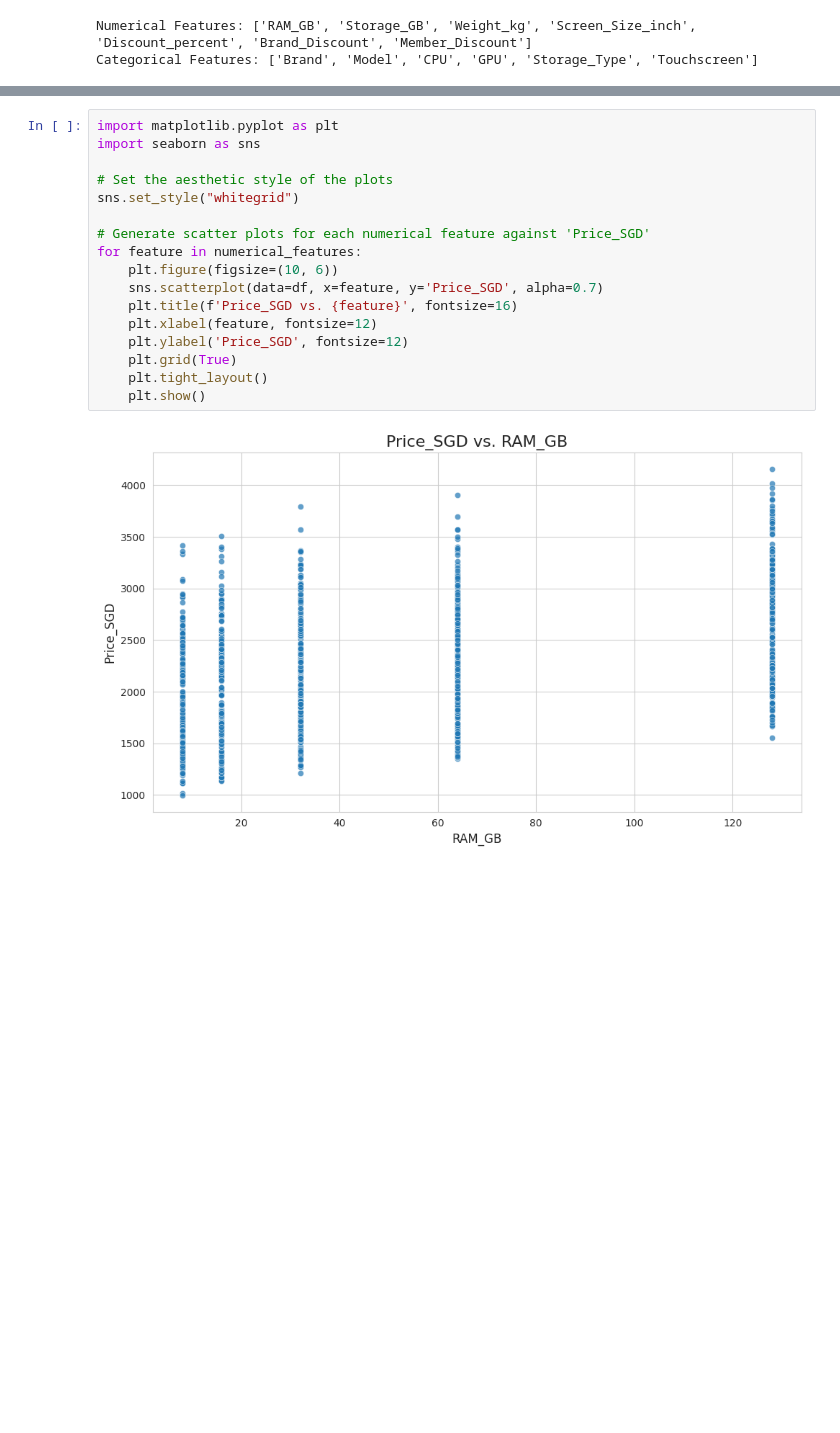
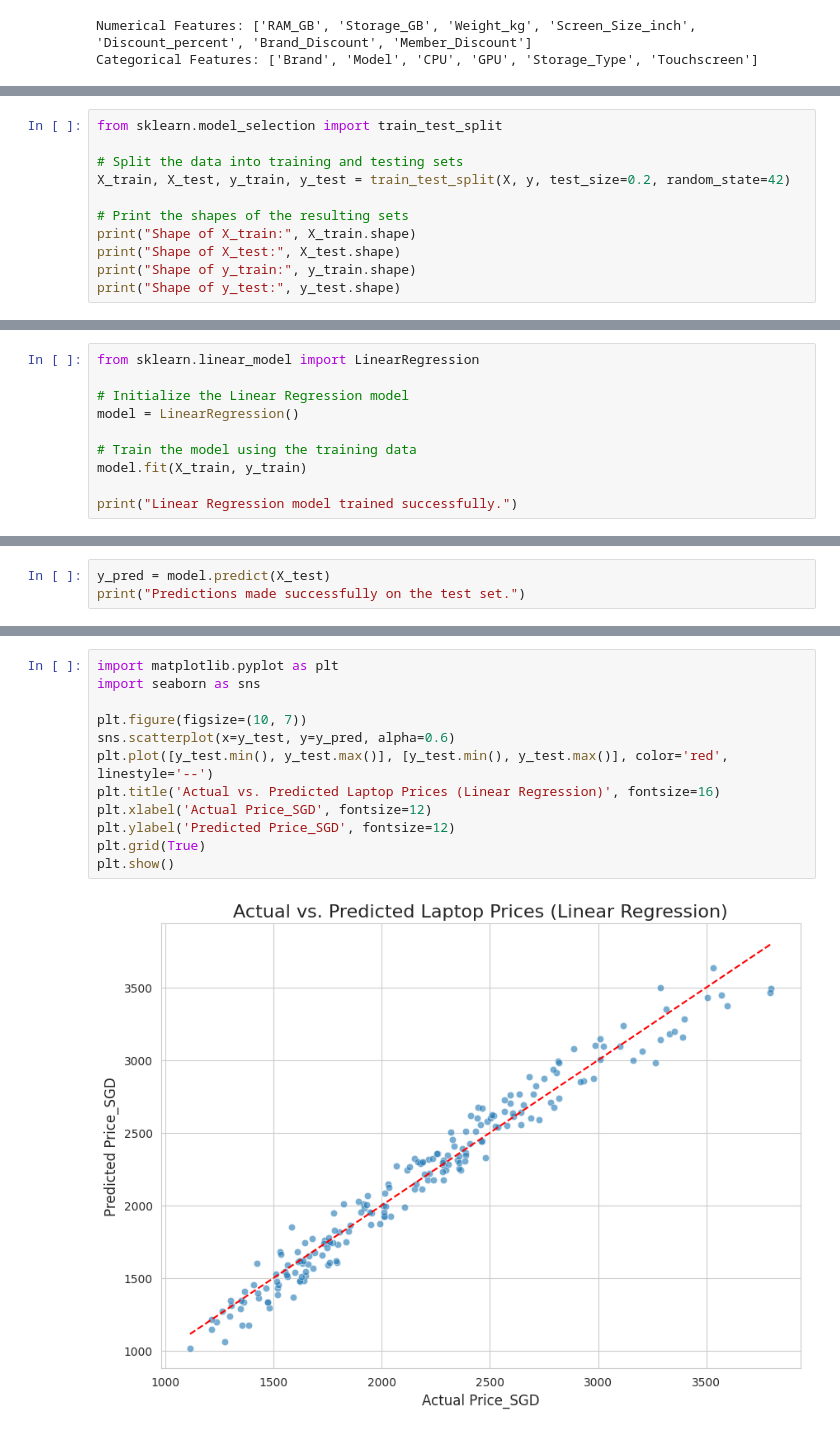
Before and after one commit to Jhonald73/TPproj_github, a Jupyter notebook: W2S2_Activities.ipynb, the cells around one changed output, grey strips where cells are left out. Saved outputs shown, nothing was run; the diff lists cells and outputs as text; blank space fills up the shorter version.

```diff
--- a/W2S2_Activities.ipynb
+++ b/W2S2_Activities.ipynb
@@ -101,0 +227,11 @@ To visualize the relationship between each numerical feature and 'Price_SGD', I
+# %%
+from sklearn.model_selection import train_test_split
+
+# Split the data into training and testing sets
+X_train, X_test, y_train, y_test = train_test_split(X, y, test_size=0.2, random_state=42)
+
+# Print the shapes of the resulting sets
+print("Shape of X_train:", X_train.shape)
+print("Shape of X_test:", X_test.shape)
+print("Shape of y_train:", y_train.shape)
+print("Shape of y_test:", y_test.shape)
@@ -101,0 +251,10 @@ To visualize the relationship between each numerical feature and 'Price_SGD', I
+# %%
+from sklearn.linear_model import LinearRegression
+
+# Initialize the Linear Regression model
+model = LinearRegression()
+
+# Train the model using the training data
+model.fit(X_train, y_train)
+
+print("Linear Regression model trained successfully.")
@@ -101,0 +271,3 @@ To visualize the relationship between each numerical feature and 'Price_SGD', I
+# %%
+y_pred = model.predict(X_test)
+print("Predictions made successfully on the test set.")
@@ -102,19 +281,14 @@ To visualize the relationship between each numerical feature and 'Price_SGD', I
 # %%
 import matplotlib.pyplot as plt
 import seaborn as sns
 
-# Set the aesthetic style of the plots
-sns.set_style("whitegrid")
-
-# Generate scatter plots for each numerical feature against 'Price_SGD'
-for feature in numerical_features:
-    plt.figure(figsize=(10, 6))
-    sns.scatterplot(data=df, x=feature, y='Price_SGD', alpha=0.7)
-    plt.title(f'Price_SGD vs. {feature}', fontsize=16)
-    plt.xlabel(feature, fontsize=12)
-    plt.ylabel('Price_SGD', fontsize=12)
-    plt.grid(True)
-    plt.tight_layout()
-    plt.show()
+plt.figure(figsize=(10, 7))
+sns.scatterplot(x=y_test, y=y_pred, alpha=0.6)
+plt.plot([y_test.min(), y_test.max()], [y_test.min(), y_test.max()], color='red', linestyle='--')
+plt.title('Actual vs. Predicted Laptop Prices (Linear Regression)', fontsize=16)
+plt.xlabel('Actual Price_SGD', fontsize=12)
+plt.ylabel('Predicted Price_SGD', fontsize=12)
+plt.grid(True)
+plt.show()
 # %% [output]
-[figure, old version]
+[figure, new version]
```
Also changed, not shown: parts of 42 cells of this notebook.
